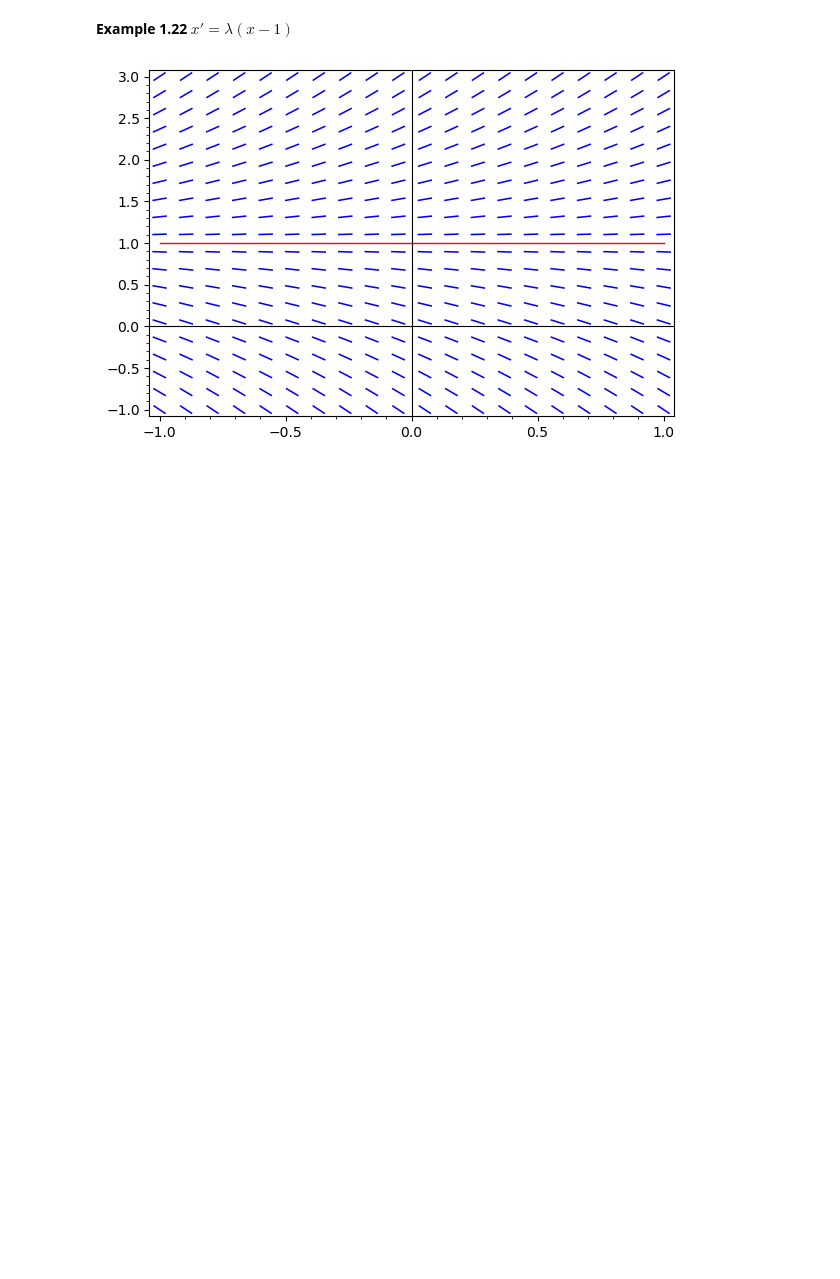
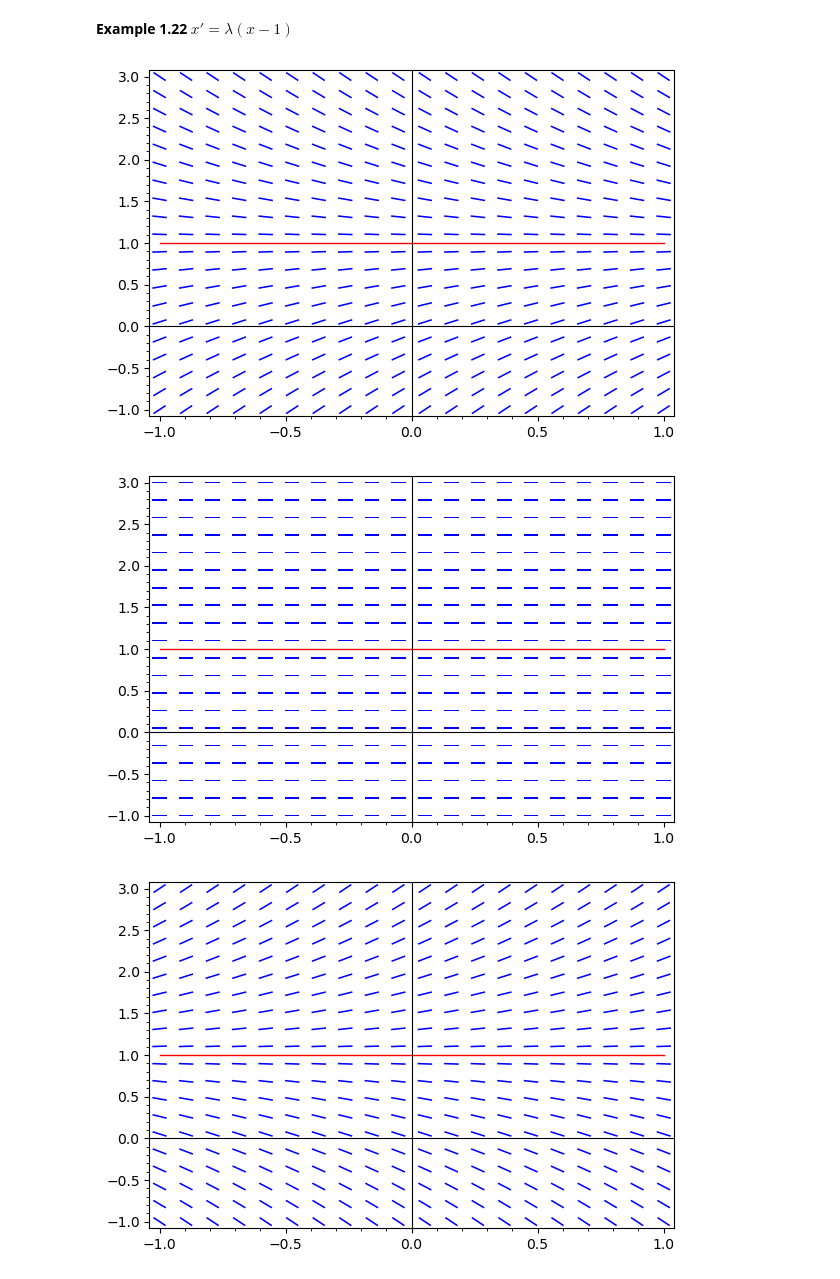
Before and after one commit to julihocc/itesm-ma2008b-notes, a Jupyter notebook: period-02/week-01/w201.ipynb, the cells around one changed output. Drawn from its saved outputs; the diff is of its cells as text; code cells hidden in the pictures; blank space fills up the shorter version.

```diff
--- a/period-02/week-01/w201.ipynb
+++ b/period-02/week-01/w201.ipynb
@@ -351,18 +351,20 @@ In the context of differential equations, a bifurcation refers to a qualitative
 # %% [markdown]
 **Example 1.22** $x'=\lambda (x-1)$
 # %%
-var("l t")
+var("t x")
 
-l = 1
+for l in [-1,0,1]:
 
-f = l * (x-1)
+    f = l * (x-1)
 
-g = Graphics()
+    g = Graphics()
 
-g += plot_slope_field(f, (t, -1, 1), (x, -1,  3), color='blue')
+    g += plot_slope_field(f, (t, -1, 1), (x, -1,  3), color='blue')
 
-g += plot( 1 , (t, -1, 1), color = 'red')
+    g += plot( 1 , (t, -1, 1), color = 'red')
 
-g.show()
+    g.show()
 # %% [output]
-[figure, old version]
+[figure, new version]
+[figure, added]
+[figure, added]
```
Also changed, not shown: parts of 1 cell of this notebook.
